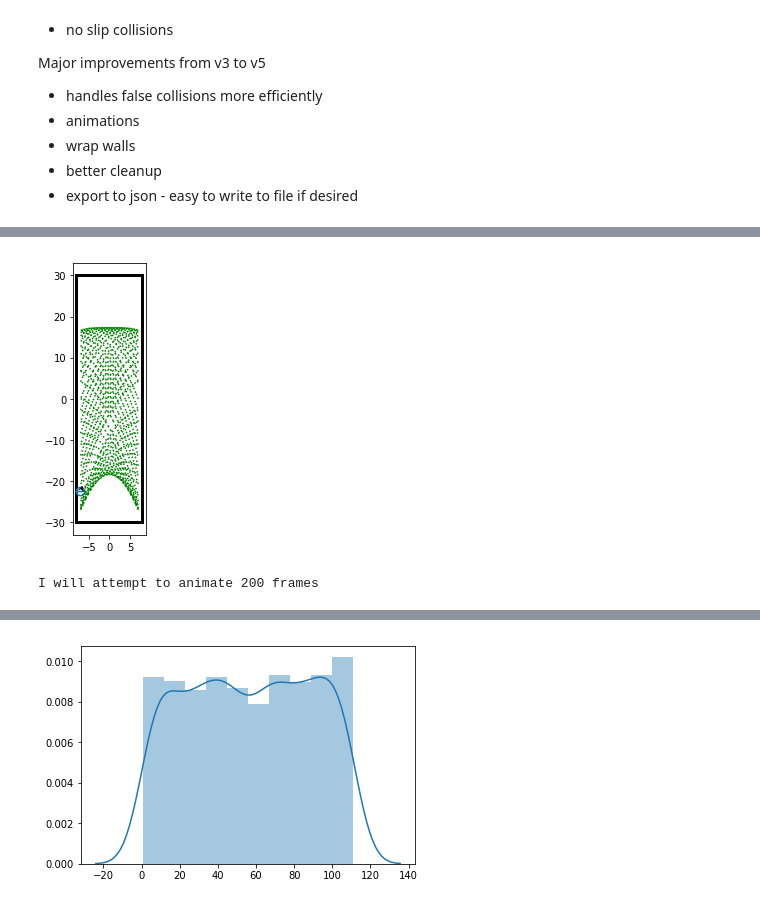
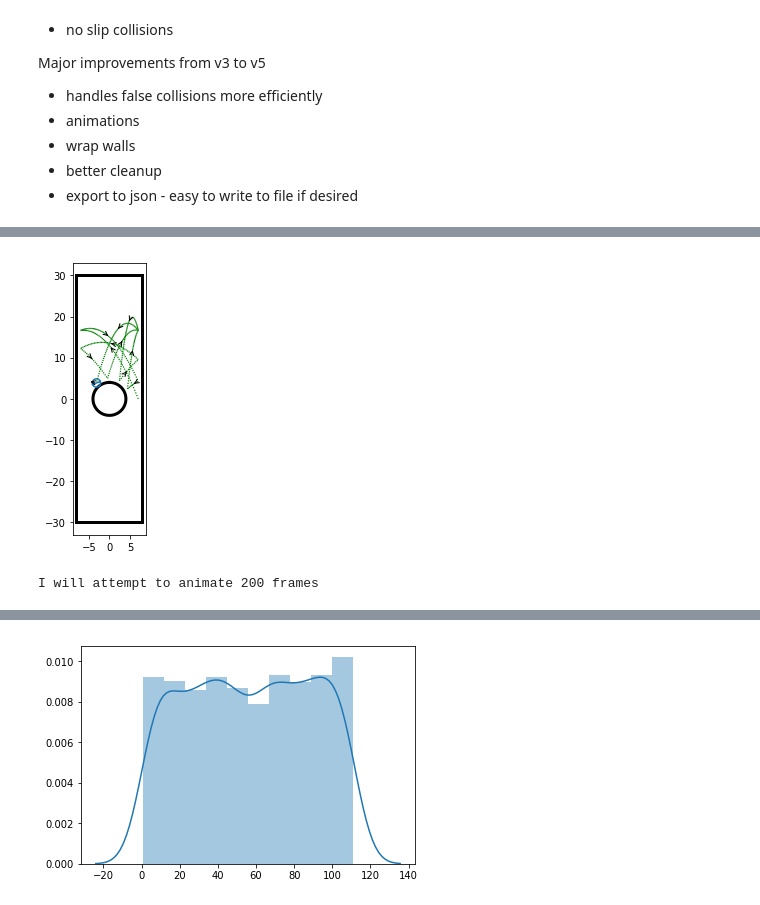
Before and after one commit to npetela/REU_2019, a Jupyter notebook: main_v7.ipynb, the cells around one changed output, grey strips where cells are left out. Drawn from its saved outputs; the diff is of its cells as text; code cells hidden in the pictures.

```diff
--- a/main_v7.ipynb
+++ b/main_v7.ipynb
@@ -956,39 +1041,39 @@ Walls.append(new_wall)
 new_wall = FlatWall(base=[0,channel_length], normal=[0,1], radius=channel_radius, collision_law='wrap',
                     wrap_wall_idx=3, hard=False, flip_pos=True, flip_vel=True)
 Walls.append(new_wall)
 
 
 new_wall = FlatWall(base=[0,-channel_length], normal=[0,-1], radius=channel_radius, collision_law='wrap',
                     wrap_wall_idx=2, hard=False, flip_pos=True, flip_vel=True)
 Walls.append(new_wall)
 
 
-# scatterer_radius = 4
-# new_wall = SphereWall(base=[0.0, 0.0], radius=scatterer_radius, max_polar_angle = np.pi, outside=True,
-#                       north=[0,-1], collision_law='no_slip')
-# Walls.append(new_wall)
+scatterer_radius = 4
+new_wall = SphereWall(base=[0.0, 0.0], radius=scatterer_radius, max_polar_angle = np.pi, outside=True,
+                      north=[0,-1], collision_law='no_slip')
+Walls.append(new_wall)
 
 
 ######### Initialize Particle #########
 start_wall_idx = 0
 part.wall_idx = start_wall_idx
 start_wall = Walls[start_wall_idx]
 part.pos = start_wall.base - start_wall.normal * part.radius
 part.vel = np.array([-4.0, 10.0])
 part.spin = 2.0
 
 
 ######### Run it #########
 run(part, Walls)
 
 
 ######### Draw history #########
-ax = draw(part, frame_count=1000)
+ax = draw(part, step_count=10)
 plt.show()
 
 ######### Animate #########
-%time part, anim = animate(part, movie_time=5, frame_rate=40, show_trails=True, save=True)
+%time part, anim = animate(part, movie_time=5, show_trails=True, save=True)
 # %% [output]
-[figure, old version]
+[figure, new version]
 I will attempt to animate 200 frames
 [interactive output not drawn]
```
Also changed, not shown: parts of 12 cells of this notebook.
